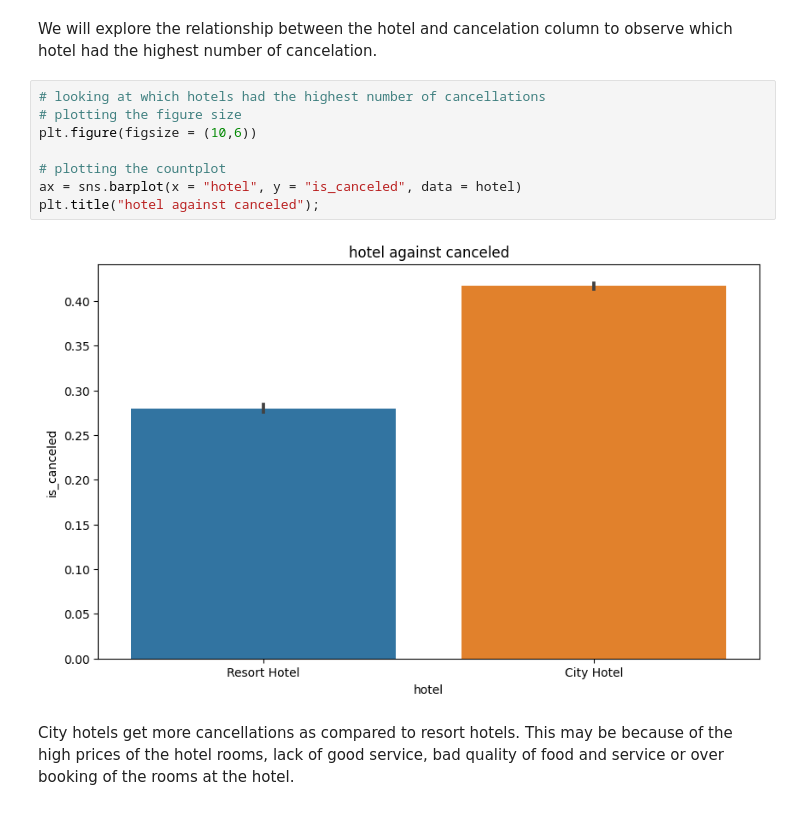
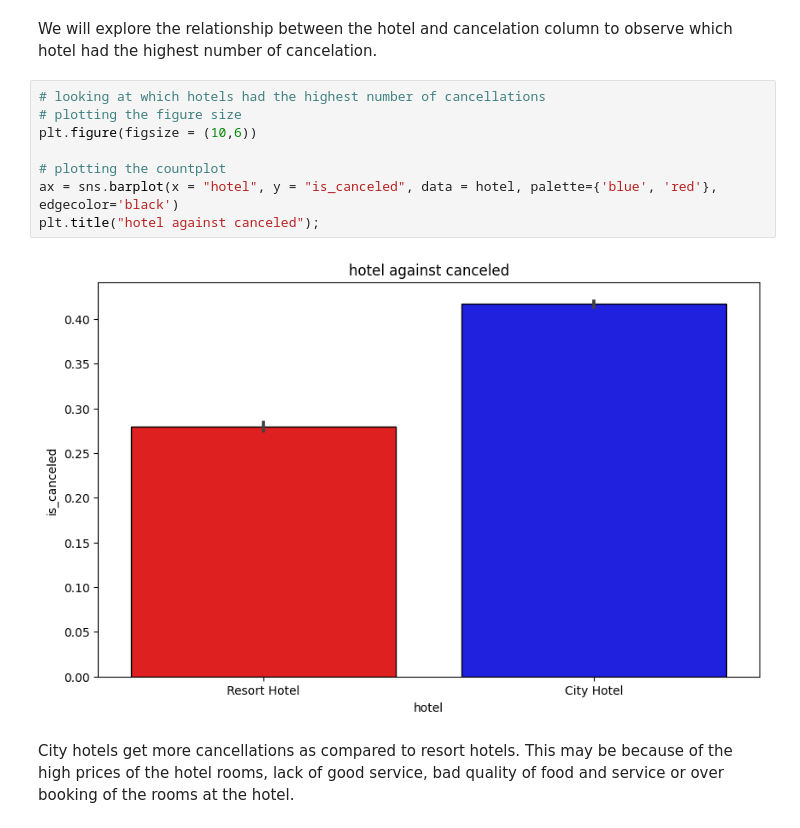
Before and after one commit to MuchiriKinyua/Hotel-booking-and-cancellation-system, a Jupyter notebook: Student.ipynb, the cells around one changed output. Cells and saved outputs as stored; diff of their text form.

```diff
--- a/Student.ipynb
+++ b/Student.ipynb
@@ -840,13 +834,13 @@ We will explore the relationship between the hotel and cancelation column to obs
 # %%
 # looking at which hotels had the highest number of cancellations
 # plotting the figure size
 plt.figure(figsize = (10,6))
 
 # plotting the countplot
-ax = sns.barplot(x = "hotel", y = "is_canceled", data = hotel)
+ax = sns.barplot(x = "hotel", y = "is_canceled", data = hotel, palette={'blue', 'red'}, edgecolor='black')
 plt.title("hotel against canceled");
 # %% [output]
-[figure, old version]
+[figure, new version]
 # %% [markdown]
 City hotels get more cancellations as compared to resort hotels. This may be because of the high prices of the hotel rooms, lack of good service, bad quality of food and service or over booking of the rooms at the hotel.
 # %% [markdown]
```
Also changed, not shown: parts of 11 cells of this notebook.
